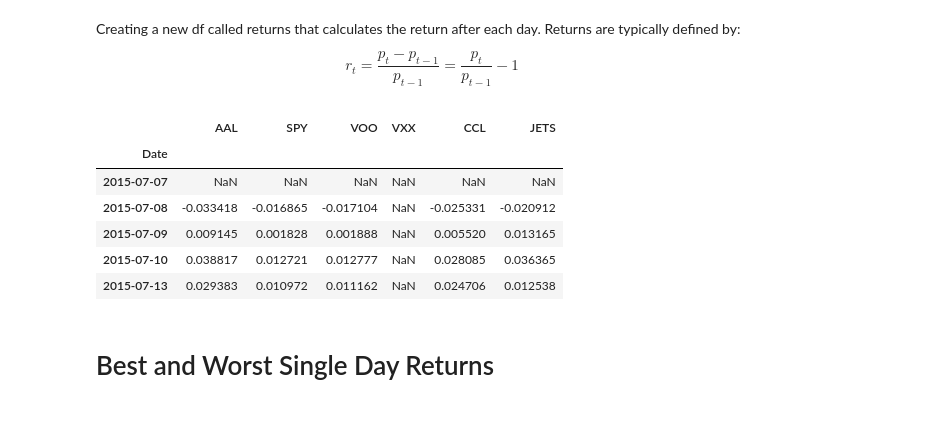
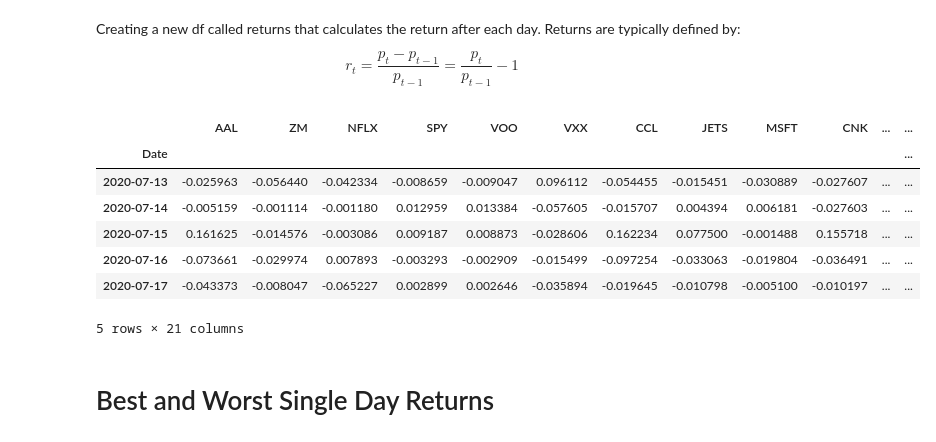
Before and after one commit to chankeith96/Side-Project---Financial-Analysis, a Jupyter notebook: My Financial Analysis.ipynb, the cells around one changed output. Drawn from its saved outputs; the diff is of its cells as text; code cells hidden in the pictures.

```diff
--- a/My Financial Analysis.ipynb
+++ b/My Financial Analysis.ipynb
@@ -43,18 +65,21 @@ end_datetime = datetime.datetime(2020,9,5)
 # %%
 # List the ticker symbols you are interested in (as strings)
-tickers = ["AAL", "SPY", "VOO", "VXX", "CCL", "JETS"]
+tickers = ["AAL", "ZM", "NFLX", "SPY", "VOO", "VXX", "CCL", "JETS","MSFT","CNK", "SPT", "SQ","XOP","NKLA","PTON","APT","FSLY","DDOG","PYPL","TSLA","AMZN"]
 # %%
 # I want to store each df separately to do Bollinger band plots later on
 each_df = {}
 for ticker in tickers:
-    each_df[ticker] = data.DataReader(ticker, 'stooq', start_datetime, end_datetime)
+    each_df[ticker] = data.DataReader(ticker, 'yahoo', start_date, end_date)
+# %%
+# Concatenating dataframes for each ticker together to create a single dataframe called stocks
+stocks = pd.concat(each_df, axis=1, keys = tickers)
 # %%
-# Concatenating dataframes for each ticker together to create a single dataframe called stocks
-list_dfs = []
-for ticker in tickers:
-    list_dfs.append(data.DataReader(ticker, 'stooq', start_datetime, end_datetime))
+# # Concatenating dataframes for each ticker together to create a single dataframe called stocks
+# list_dfs = []
+# for ticker in tickers:
+#     list_dfs.append(data.DataReader(ticker, 'yahoo', start_date, end_date))
 
-stocks = pd.concat(list_dfs, axis=1, keys = tickers)
+# stocks = pd.concat(list_dfs, axis=1, keys = tickers)
 # %%
 # Setting names for the multi-index
 stocks.columns.names = ['Ticker Symbol','Stock Info']
@@ -119,15 +167,16 @@ returns = pd.DataFrame()
 for ticker in tickers:
     returns[ticker]=stocks.xs(key=(ticker,'Close'), axis=1).pct_change()
 # %%
-returns.head()
+returns.tail()
 # %% [output]
-|  | AAL | SPY | VOO | VXX | CCL | JETS |
-| Date |  |  |  |  |  |  |
-| 2015-07-07 | NaN | NaN | NaN | NaN | NaN | NaN |
-| 2015-07-08 | -0.033418 | -0.016865 | -0.017104 | NaN | -0.025331 | -0.020912 |
-| 2015-07-09 | 0.009145 | 0.001828 | 0.001888 | NaN | 0.005520 | 0.013165 |
-| 2015-07-10 | 0.038817 | 0.012721 | 0.012777 | NaN | 0.028085 | 0.036365 |
-| 2015-07-13 | 0.029383 | 0.010972 | 0.011162 | NaN | 0.024706 | 0.012538 |
+|  | AAL | ZM | NFLX | SPY | VOO | VXX | CCL | JETS | MSFT | CNK | ... | ... |
+| Date |  |  |  |  |  |  |  |  |  |  |  | ... |
+| 2020-07-13 | -0.025963 | -0.056440 | -0.042334 | -0.008659 | -0.009047 | 0.096112 | -0.054455 | -0.015451 | -0.030889 | -0.027607 | ... | ... |
+| 2020-07-14 | -0.005159 | -0.001114 | -0.001180 | 0.012959 | 0.013384 | -0.057605 | -0.015707 | 0.004394 | 0.006181 | -0.027603 | ... | ... |
+| 2020-07-15 | 0.161625 | -0.014576 | -0.003086 | 0.009187 | 0.008873 | -0.028606 | 0.162234 | 0.077500 | -0.001488 | 0.155718 | ... | ... |
+| 2020-07-16 | -0.073661 | -0.029974 | 0.007893 | -0.003293 | -0.002909 | -0.015499 | -0.097254 | -0.033063 | -0.019804 | -0.036491 | ... | ... |
+| 2020-07-17 | -0.043373 | -0.008047 | -0.065227 | 0.002899 | 0.002646 | -0.035894 | -0.019645 | -0.010798 | -0.005100 | -0.010197 | ... | ... |
+5 rows × 21 columns
 # %% [markdown]
 # Best and Worst Single Day Returns
 # %%
```
Also changed, not shown: parts of 38 cells of this notebook.
